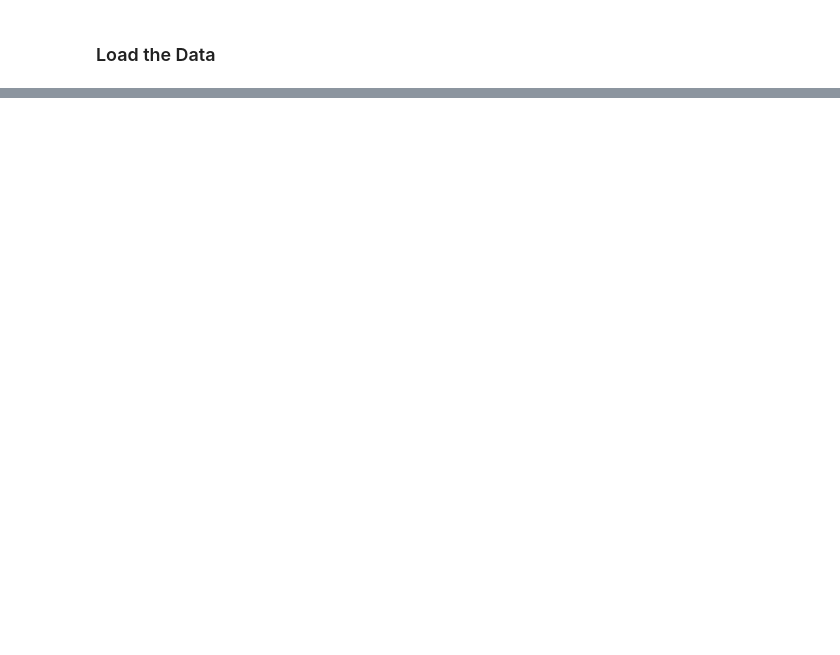
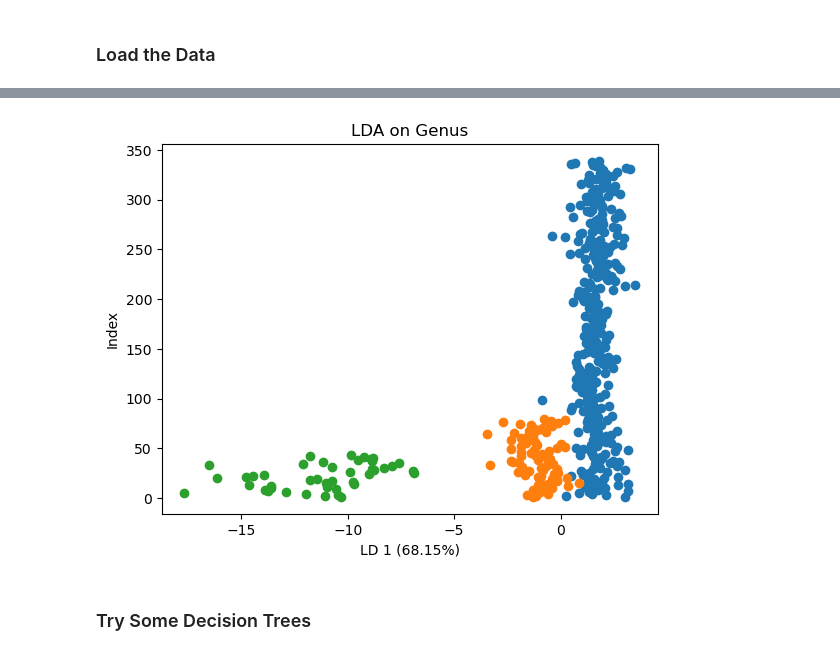
Before and after one commit to mahynski/pychemauth, a Jupyter notebook: docs/jupyter/applications/2023_stamp.ipynb, the cells around one changed output, grey strips where cells are left out. Saved outputs shown, nothing was run; the diff lists cells and outputs as text; code cells hidden in the pictures; blank space fills up the shorter version.

```diff
--- a/docs/jupyter/applications/2023_stamp.ipynb
+++ b/docs/jupyter/applications/2023_stamp.ipynb
@@ -53,6 +85,6 @@ from pychemauth.datasets import load_stamp
 <h3>Load the Data</h3>
 # %%
 # You will need an active internet connection - this function loads the data directly from the GitHub repo above.
-data_bunch = load_stamp()
+data_bunch = load_stamp2010()
 # %%
 data_bunch.keys()
@@ -60,0 +104,15 @@ data_bunch['DESCR']
+# %%
+X = pd.DataFrame(data=data_bunch['data'], columns=data_bunch['feature_names'], dtype=np.float64)
+y = pd.DataFrame(data=data_bunch['target'][:,2], columns=['Common Name'])
+
+def genus(name):
+    if ('gull' in name):
+        return r'${\it Larus}$ (gull)'
+    elif ('murre' in name):
+        return r'${\it Uria}$ (murre)'
+    elif ('albatross' in name):
+        return r'${\it Phoebastria}$ (albatross)'
+    else:
+        raise Exception('unexpected value')
+
+y = y['Common Name'].apply(genus)
@@ -60,0 +170,20 @@ data_bunch['DESCR']
+# %%
+%matplotlib inline
+
+lda = LDA(n_components=1, store_covariance=True)
+ss = StandardScaler()
+X_proj = lda.fit_transform(ss.fit_transform(X), y)
+
+fig, ax = plt.subplots()
+
+for bird in y.unique():
+    mask = y == bird
+    ax.plot(X_proj[mask,0], np.arange(1,1+X_proj[mask].shape[0]), 'o',
+             label=bird)
+plt.xlabel('LD 1 ({}%)'.format('%.2f'%(lda.explained_variance_ratio_[0]*100)))
+#            , fontsize=label_size+2)
+plt.ylabel('Index')#, fontsize=label_size+2)
+plt.title('LDA on Genus')#, fontsize=title_size+2)
+plt.tick_params(axis='x', which='major')#, labelsize=tick_size+2)
+plt.tick_params(axis='y', which='major')#, labelsize=tick_size+2)
+# %% [output]
@@ -60,0 +192,3 @@ data_bunch['DESCR']
+[figure, added]
+# %% [markdown]
+<h3>Try Some Decision Trees</h3>
```
Also changed, not shown: parts of 16 cells of this notebook, 1 other file.
